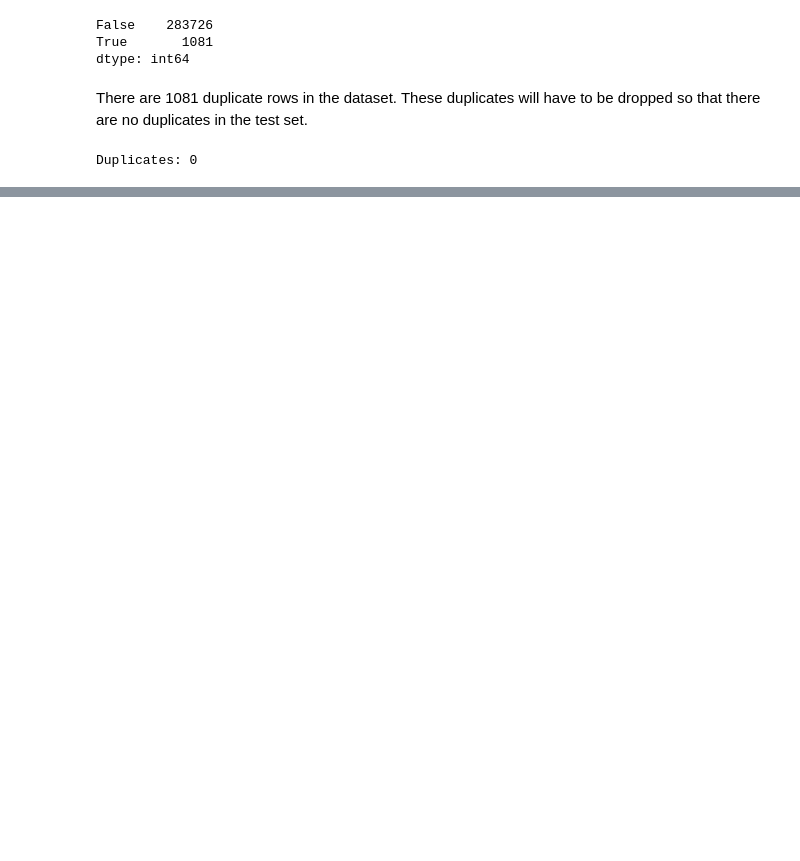
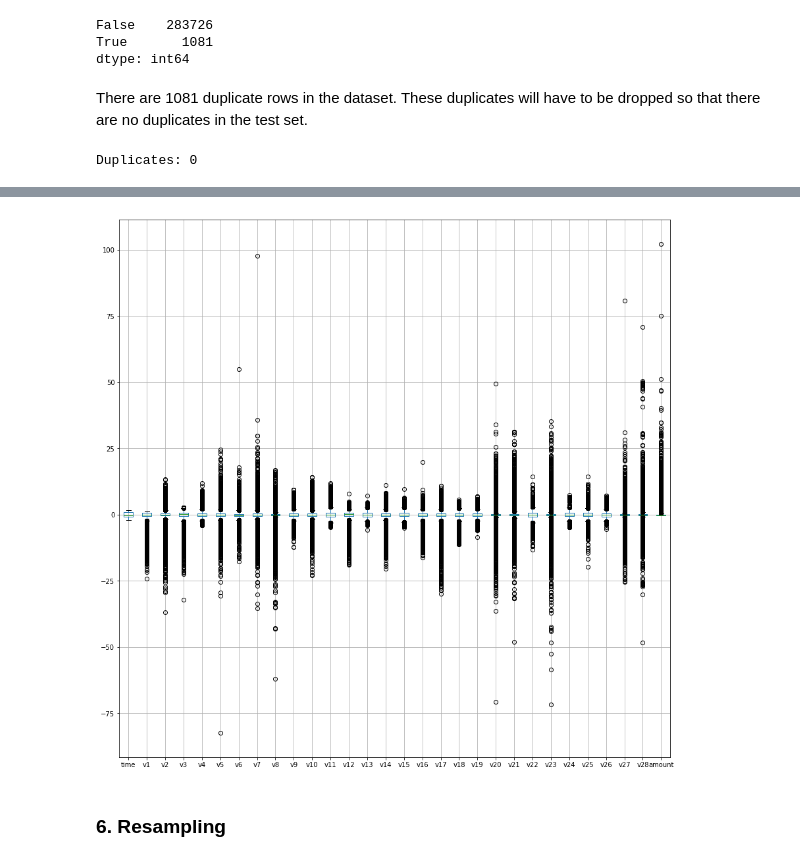
Before and after one commit to tobyzl2/Credit-Card-Fraud-Classification, a Jupyter notebook: credit_card_fraud_classification.ipynb, the cells around one changed output, grey strips where cells are left out. Drawn from its saved outputs; the diff is of its cells as text; code cells hidden in the pictures; blank space fills up the shorter version.

```diff
--- a/credit_card_fraud_classification.ipynb
+++ b/credit_card_fraud_classification.ipynb
@@ -207,0 +153,4 @@ Duplicates: 0
+# %%
+from sklearn.model_selection import train_test_split
+
+train_features, test_features, train_labels, test_labels = train_test_split(dataset.drop("label", axis = 1), dataset[["label"]], test_size = 0.1)
@@ -207,0 +159,17 @@ Duplicates: 0
+# %%
+from sklearn.preprocessing import StandardScaler
+
+# Initialize scaler and computer training mean and std
+scaler = StandardScaler()
+scaler.fit(train_features)
+
+# Normalize the training and testing features using training mean and std
+train_features = pd.DataFrame(scaler.transform(train_features), columns = train_features.columns)
+test_features = pd.DataFrame(scaler.transform(test_features), columns = test_features.columns)
+# %%
+train_features.boxplot(figsize = (15,15))
+plt.show()
+# %% [output]
+[figure, added]
+# %% [markdown]
+### 6. Resampling
```
Also changed, not shown: parts of 41 cells of this notebook.
